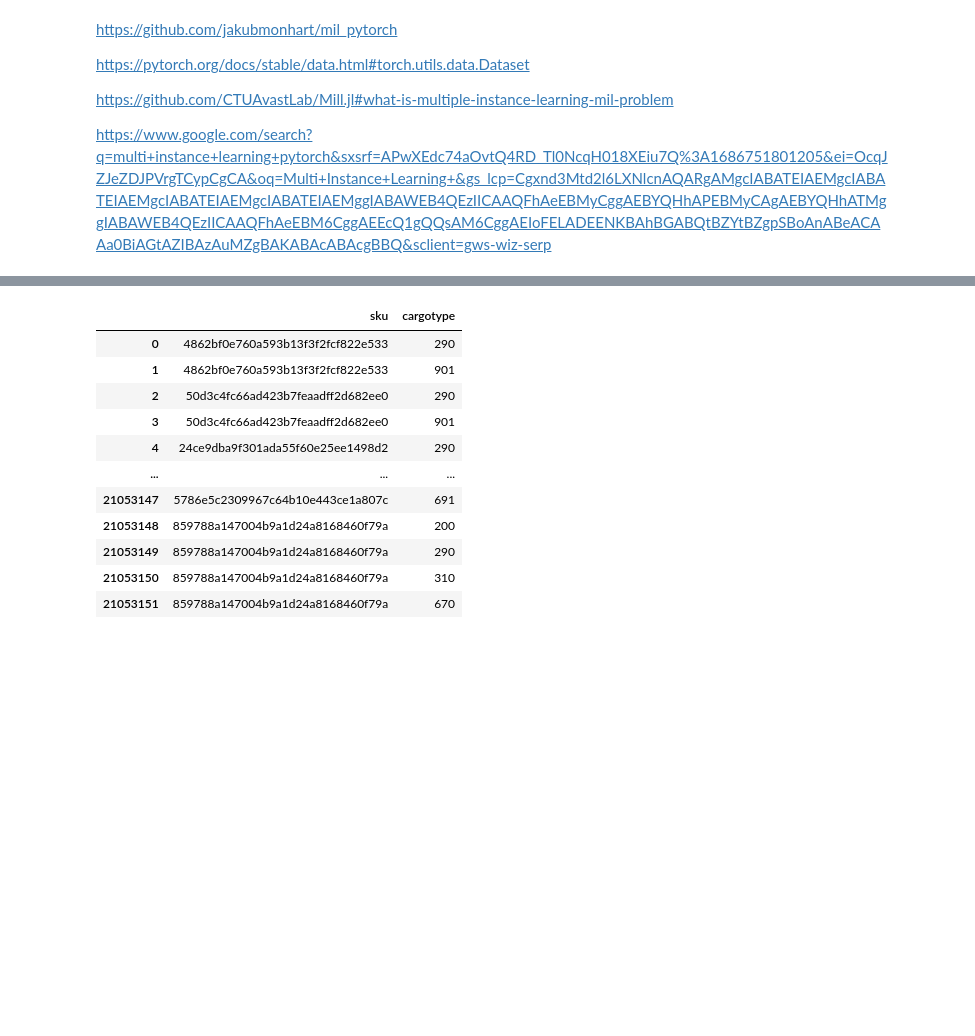
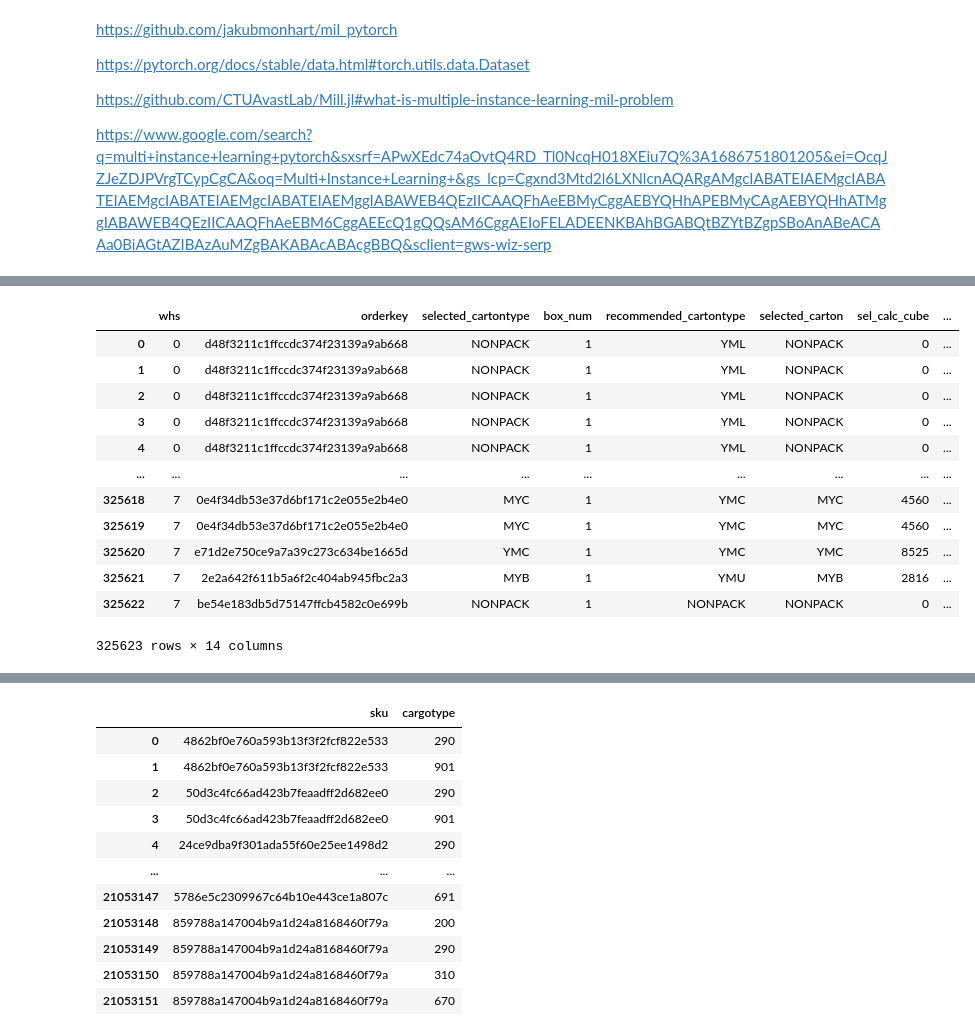
Before and after one commit to johnmcv761/Ya_hackaton_package_choose, a Jupyter notebook: catboost.ipynb, the cells around one changed output, grey strips where cells are left out. Drawn from its saved outputs; the diff is of its cells as text; code cells hidden in the pictures; blank space fills up the shorter version.

```diff
--- a/catboost.ipynb
+++ b/catboost.ipynb
@@ -139,0 +284,16 @@ sku = pd.read_csv('data/sku.csv', index_col='Unnamed: 0')
+# %%
+data
+# %% [output]
+|  | whs | orderkey | selected_cartontype | box_num | recommended_cartontype | selected_carton | sel_calc_cube | ... |
+| 0 | 0 | d48f3211c1ffccdc374f23139a9ab668 | NONPACK | 1 | YML | NONPACK | 0 | ... |
+| 1 | 0 | d48f3211c1ffccdc374f23139a9ab668 | NONPACK | 1 | YML | NONPACK | 0 | ... |
+| 2 | 0 | d48f3211c1ffccdc374f23139a9ab668 | NONPACK | 1 | YML | NONPACK | 0 | ... |
+| 3 | 0 | d48f3211c1ffccdc374f23139a9ab668 | NONPACK | 1 | YML | NONPACK | 0 | ... |
+| 4 | 0 | d48f3211c1ffccdc374f23139a9ab668 | NONPACK | 1 | YML | NONPACK | 0 | ... |
+| ... | ... | ... | ... | ... | ... | ... | ... | ... |
+| 325618 | 7 | 0e4f34db53e37d6bf171c2e055e2b4e0 | MYC | 1 | YMC | MYC | 4560 | ... |
+| 325619 | 7 | 0e4f34db53e37d6bf171c2e055e2b4e0 | MYC | 1 | YMC | MYC | 4560 | ... |
+| 325620 | 7 | e71d2e750ce9a7a39c273c634be1665d | YMC | 1 | YMC | YMC | 8525 | ... |
+| 325621 | 7 | 2e2a642f611b5a6f2c404ab945fbc2a3 | MYB | 1 | YMU | MYB | 2816 | ... |
+| 325622 | 7 | be54e183db5d75147ffcb4582c0e699b | NONPACK | 1 | NONPACK | NONPACK | 0 | ... |
+325623 rows × 14 columns
```
Also changed, not shown: parts of 30 cells of this notebook.
